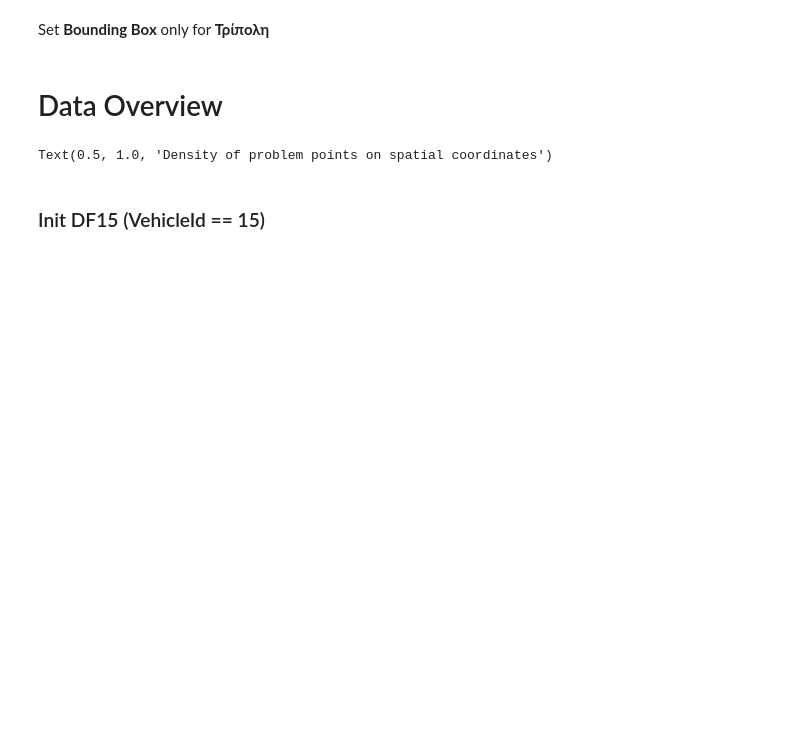
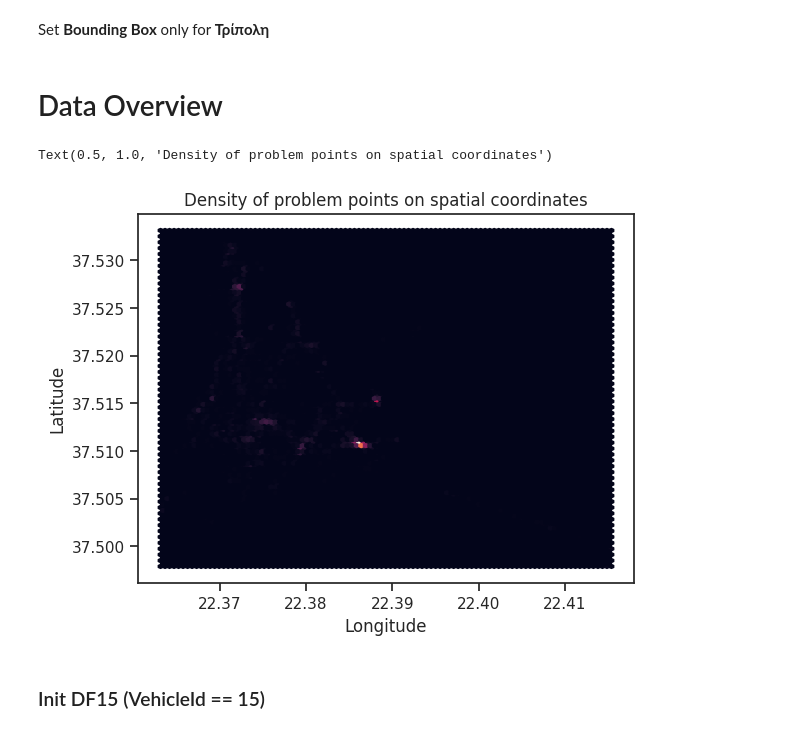
Before and after one commit to GeorgeStyl/Ptyxiaki-Repository, a Jupyter notebook: Python_Scripts/Data_Analysis/visualize_danger_areas_v1.ipynb, the cells around one changed output. Drawn from its saved outputs; the diff is of its cells as text; code cells hidden in the pictures; blank space fills up the shorter version.

```diff
--- a/Python_Scripts/Data_Analysis/visualize_danger_areas_v1.ipynb
+++ b/Python_Scripts/Data_Analysis/visualize_danger_areas_v1.ipynb
@@ -104,26 +98,27 @@ merged_df = veh_data_tripoli
 # %% [markdown]
 # Data Overview
 # %%
-df = merged_df
+df = merged_dfs
 df_danger = df[df['isProblem'] == 1]
 # df_danger = df[df['vehicleId'] == 15]
 
 
 sns.set_theme(style="ticks")
 fig, ax = plt.subplots()
 #sns.jointplot(x=df_danger['lng'], y=df_danger['lat'], kind="hex", color="#4CB391", ax=ax)
 ax.hexbin(x=df_danger['lng'], y=df_danger['lat'])
 ax.set_xlabel('Longitude')
 ax.set_ylabel('Latitude')
 
 plt.gca().xaxis.set_major_formatter(ScalarFormatter())
 plt.gca().yaxis.set_major_formatter(ScalarFormatter())
 plt.ticklabel_format(style='plain', axis='both')  # Disable scientific notation
 
 
 ax.set_title('Density of problem points on spatial coordinates')
 # %% [output]
 Text(0.5, 1.0, 'Density of problem points on spatial coordinates')
+[figure, added]
 # %% [markdown]
 ### Init DF15 (VehicleId == 15)
 # %%
```
Also changed, not shown: parts of 35 cells of this notebook.
